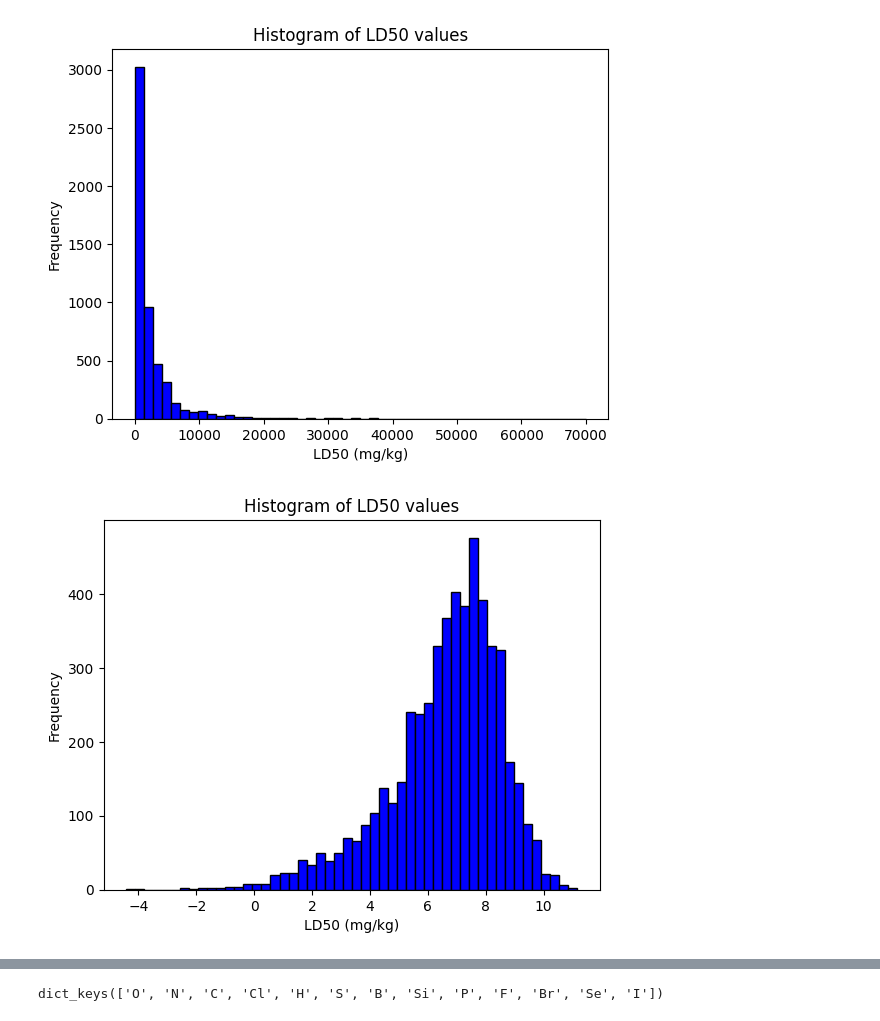
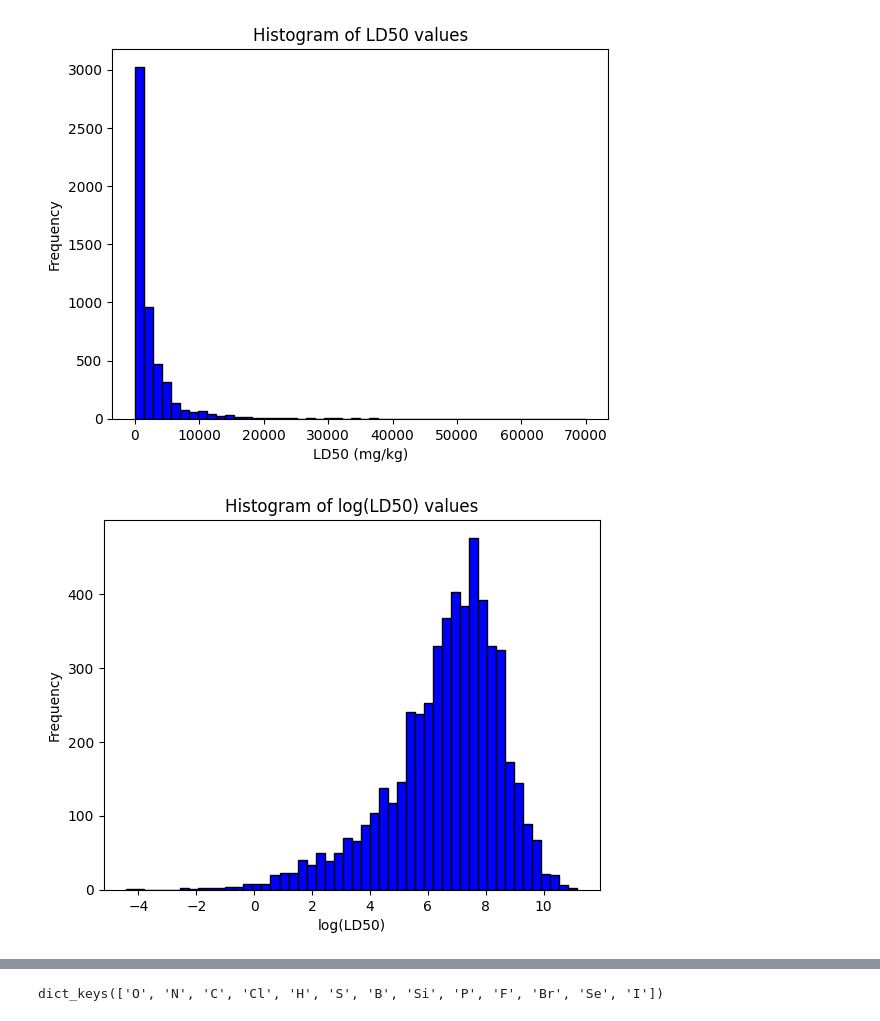
Before and after one commit to junhakunha/drug_toxicology_prediction, a Jupyter notebook: notebooks/J02_data_exploration.ipynb, the cells around one changed output, grey strips where cells are left out. Cells and saved outputs as stored; diff of their text form; code cells hidden in the pictures.

```diff
--- a/notebooks/J02_data_exploration.ipynb
+++ b/notebooks/J02_data_exploration.ipynb
@@ -47,14 +47,14 @@ plt.show()
 # %%
 ln_LD50 = np.log(data['LD50_mgkg'])
 
 # Plot the histogram of the LD50 values
 plt.hist(ln_LD50, bins=50, color='blue', edgecolor='black')
-plt.xlabel('LD50 (mg/kg)')
+plt.xlabel('log(LD50)')
 plt.ylabel('Frequency')
-plt.title('Histogram of LD50 values')
+plt.title('Histogram of log(LD50) values')
 plt.show()
 # %% [output]
-[figure, old version]
+[figure, new version]
 # %%
 Canonical_QSARr = data['Canonical_QSARr']
 atom_counts = defaultdict(int)
```
Also changed, not shown: parts of 4 cells of this notebook, 13 other files.
